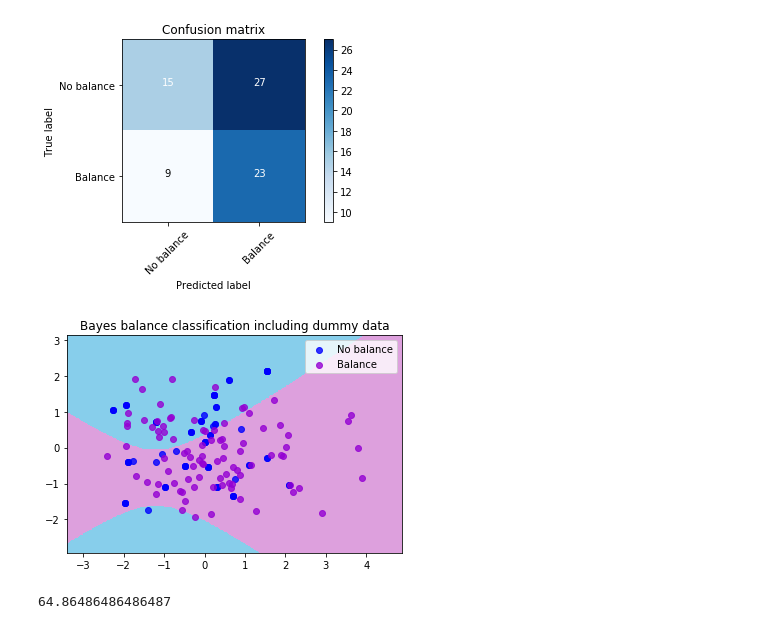
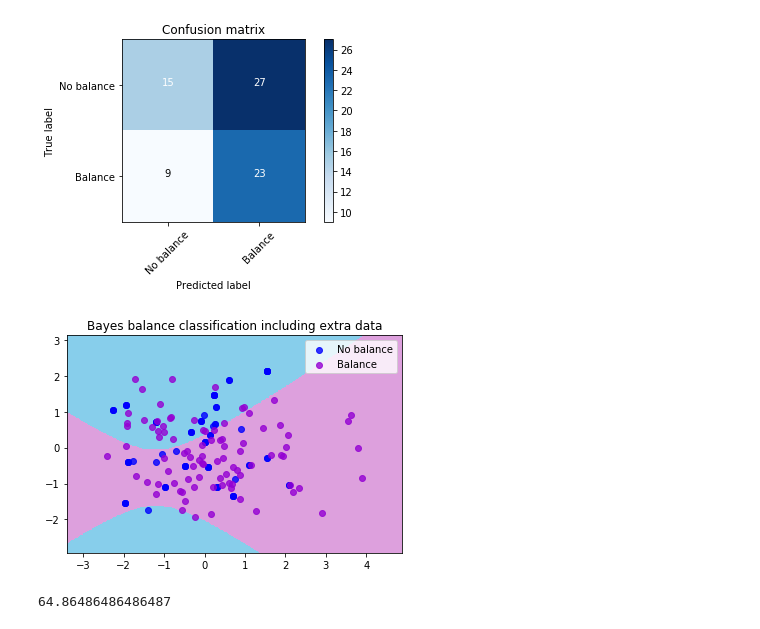
Before and after one commit to VivienvV/fallrisk, a Jupyter notebook: Machine_learning/Bayes_balance.ipynb, the cells around one changed output. Saved outputs shown, nothing was run; the diff lists cells and outputs as text; code cells hidden in the pictures.

```diff
--- a/Machine_learning/Bayes_balance.ipynb
+++ b/Machine_learning/Bayes_balance.ipynb
@@ -367,33 +367,33 @@ plot_confusion_matrix(cnf_matrix, classes=class_names,
 # %%
 #Plot graph
 cmap_background = ListedColormap(['skyblue', 'plum'])
 #Plot the decision boundary
 h = .02
 x_min, x_max = X_train[:, 0].min() - 1, X_train[:, 0].max() + 1
 y_min, y_max = X_train[:, 1].min() - 1, X_train[:, 1].max() + 1
 xx, yy = np.meshgrid(np.arange(x_min, x_max, h),
                      np.arange(y_min, y_max, h))
 
 Z = gnb.predict(np.c_[xx.ravel(), yy.ravel()])
 Z = Z.reshape(xx.shape)
 plt.figure()
 plt.pcolormesh(xx, yy, Z, cmap=cmap_background)
 
 #Plot the test points
 colors = ['blue', 'darkviolet']
 for label in np.unique(y_train):
     indices = np.where(y_train == label)
     plt.scatter(X_train[indices, 0], X_train[indices, 1], c=colors[label], alpha=0.8,
                 label=' {}'.format(label))
 
 #Plot the graph
 labels = ['No balance', 'Balance']
 plt.legend(labels)
-plt.title('Bayes balance classification including dummy data')
-plt.savefig('Bayes_balance_classification_dummy')
+plt.title('Bayes balance classification including extra data')
+plt.savefig('Bayes_balance_classification_extra')
 plt.show()
 # %% [output]
-[figure, old version]
+[figure, new version]
 # %%
 #Code that loops through the data 100 times and calculates the accuracy for every loop and returns the mean
 def make_decisions(originaldata, variable_list):
```
Also changed, not shown: parts of 6 cells of this notebook, 14 other files.
